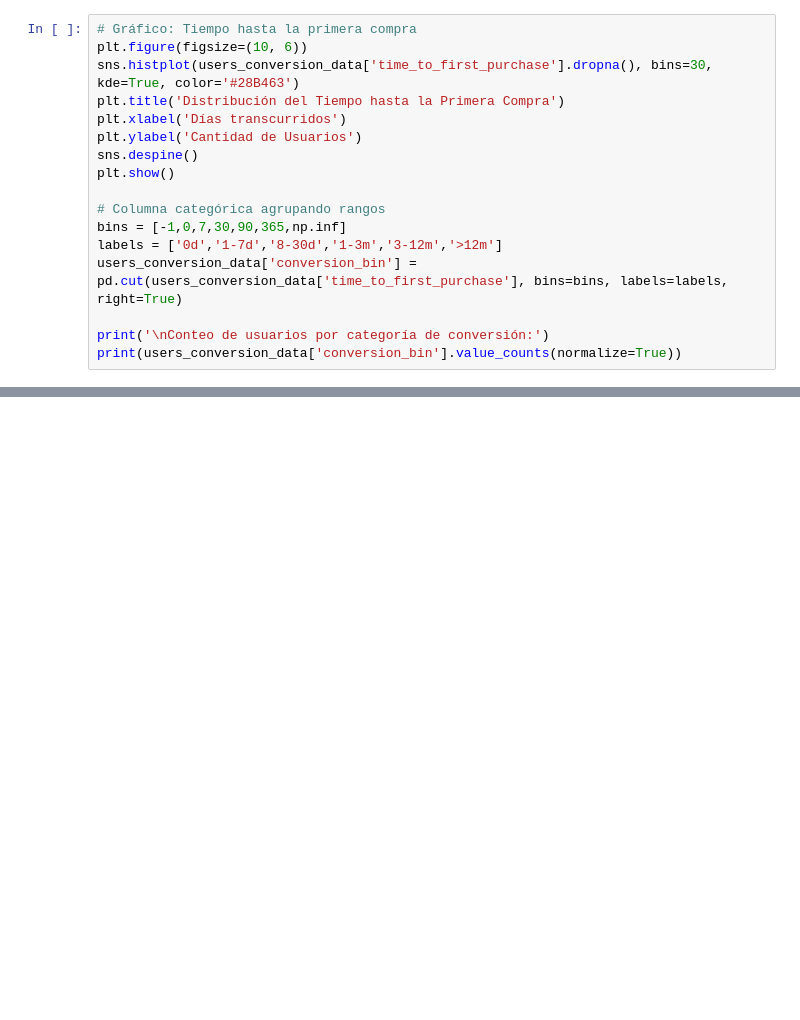
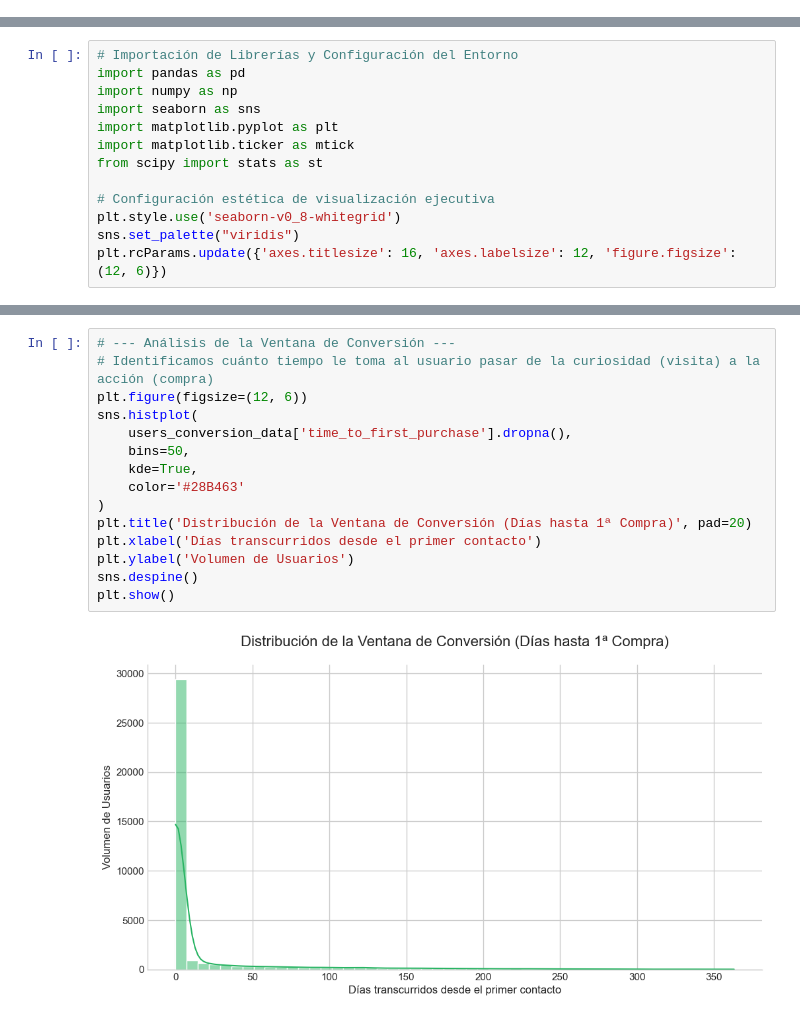
Before and after one commit to ArthurSmith25/Showz_Business_Intelligence_LTV_CAC_Analysis, a Jupyter notebook: Showz_Marketing_Analysis_ROI_Optimization.ipynb, the cells around one changed output, grey strips where cells are left out. Cells and saved outputs as stored; diff of their text form; blank space fills up the shorter version.

Commit message:
feat: integración del análisis integral de marketing y optimización de ROI

```diff
--- a/Showz_Marketing_Analysis_ROI_Optimization.ipynb
+++ b/Showz_Marketing_Analysis_ROI_Optimization.ipynb
@@ -517,17 +0,0 @@ Name: time_to_first_purchase, dtype: float64
-# %%
-# Gráfico: Tiempo hasta la primera compra
-plt.figure(figsize=(10, 6))
-sns.histplot(users_conversion_data['time_to_first_purchase'].dropna(), bins=30, kde=True, color='#28B463')
-plt.title('Distribución del Tiempo hasta la Primera Compra')
-plt.xlabel('Días transcurridos')
-plt.ylabel('Cantidad de Usuarios')
-sns.despine()
-plt.show()
-
-# Columna categórica agrupando rangos
-bins = [-1,0,7,30,90,365,np.inf]
-labels = ['0d','1-7d','8-30d','1-3m','3-12m','>12m']
-users_conversion_data['conversion_bin'] = pd.cut(users_conversion_data['time_to_first_purchase'], bins=bins, labels=labels, right=True)
-
-print('\nConteo de usuarios por categoría de conversión:')
-print(users_conversion_data['conversion_bin'].value_counts(normalize=True))
@@ -1217,0 +45,13 @@ Tras analizar el ecosistema de marketing de **Showz**, el hallazgo principal es
+# %%
+# Importación de Librerías y Configuración del Entorno
+import pandas as pd
+import numpy as np
+import seaborn as sns
+import matplotlib.pyplot as plt
+import matplotlib.ticker as mtick
+from scipy import stats as st
+
+# Configuración estética de visualización ejecutiva
+plt.style.use('seaborn-v0_8-whitegrid')
+sns.set_palette("viridis")
+plt.rcParams.update({'axes.titlesize': 16, 'axes.labelsize': 12, 'figure.figsize': (12, 6)})
@@ -1217,0 +196,17 @@ Tras analizar el ecosistema de marketing de **Showz**, el hallazgo principal es
+# %%
+# --- Análisis de la Ventana de Conversión ---
+# Identificamos cuánto tiempo le toma al usuario pasar de la curiosidad (visita) a la acción (compra)
+plt.figure(figsize=(12, 6))
+sns.histplot(
+    users_conversion_data['time_to_first_purchase'].dropna(),
+    bins=50,
+    kde=True,
+    color='#28B463'
+)
+plt.title('Distribución de la Ventana de Conversión (Días hasta 1ª Compra)', pad=20)
+plt.xlabel('Días transcurridos desde el primer contacto')
+plt.ylabel('Volumen de Usuarios')
+sns.despine()
+plt.show()
+# %% [output]
+[figure, added]
```
Also changed, not shown: parts of 108 cells of this notebook, 3 other files.
